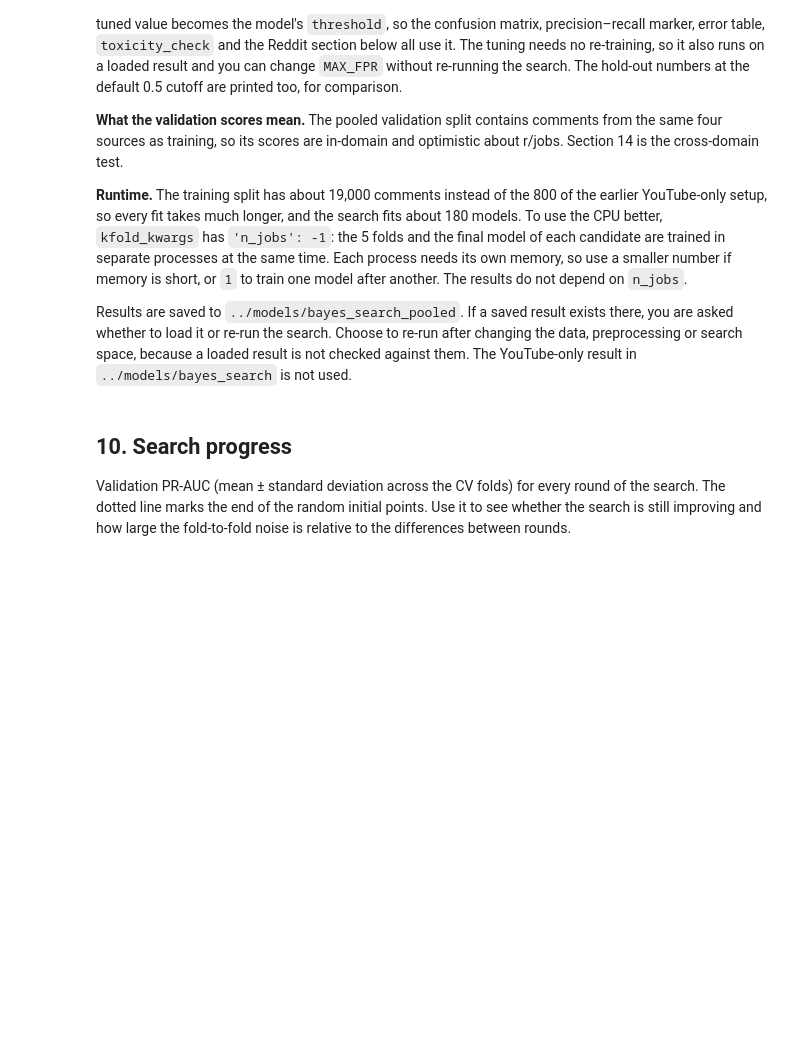
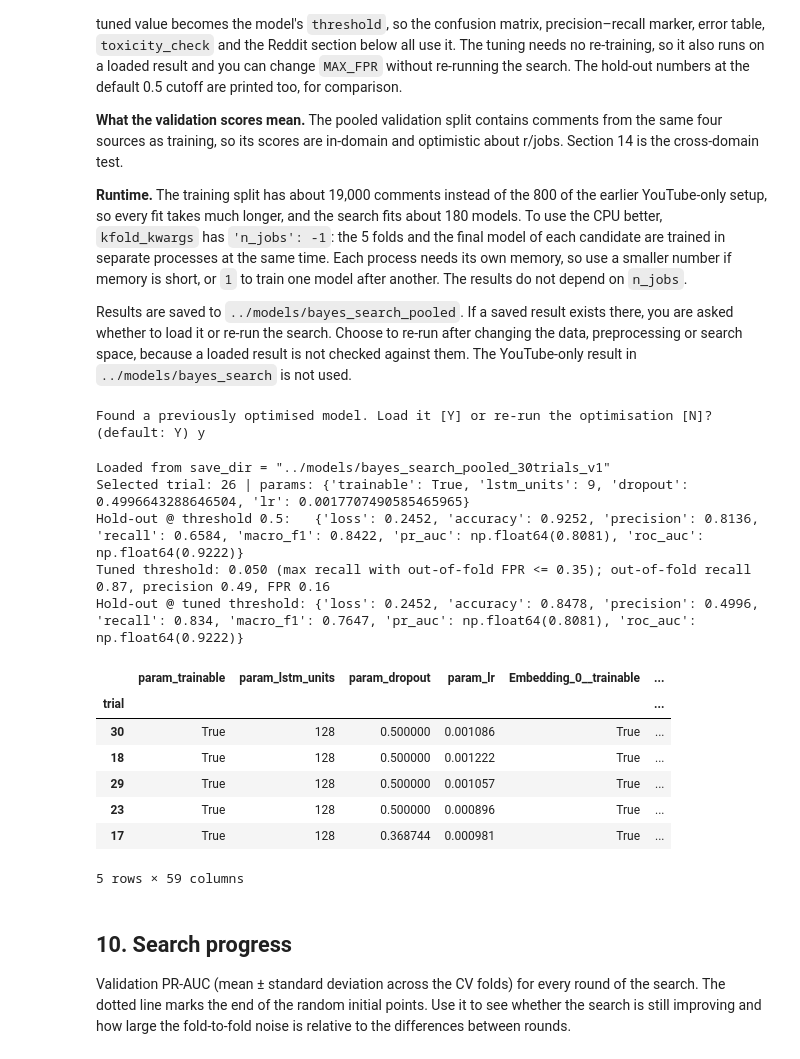
Before and after one commit to muffinMonday/IS5126_grp6_final_project, a Jupyter notebook: notebook/4_LSTM_model.ipynb, the cells around one changed output. Drawn from its saved outputs; the diff is of its cells as text; code cells hidden in the pictures; blank space fills up the shorter version.

Commit message:
Fine-tune LSTM model

```diff
--- a/notebook/4_LSTM_model.ipynb
+++ b/notebook/4_LSTM_model.ipynb
@@ -146,0 +223,23 @@ print(truncated.groupby(train_df['source']).mean().round(3).to_string())
+# %%
+# [Modified] Use the same empty-sequence policy for training and inference.
+def fix_empty_sequences(X, text_tokenizer=None):
+    text_tokenizer = tokenizer if text_tokenizer is None else text_tokenizer
+    X = np.asarray(X).copy()
+    if X.ndim != 2 or X.shape[1] == 0:
+        raise ValueError('Expected a two-dimensional padded array with positive width.')
+
+    oov_id = text_tokenizer.word_index.get(text_tokenizer.oov_token)
+    limit = text_tokenizer.num_words
+    if oov_id is None or oov_id <= 0 or (limit is not None and oov_id >= limit):
+        raise ValueError('The tokenizer must contain a usable OOV token.')
+
+    empty = (X == 0).all(axis=1)
+    X[empty, 0] = oov_id
+    return X, int(empty.sum())
+
+X_train, n_train_fixed = fix_empty_sequences(X_train)
+X_val, n_val_fixed = fix_empty_sequences(X_val)
+print('Empty training sequences repaired:', n_train_fixed)
+print('Empty validation sequences repaired:', n_val_fixed)
+assert (X_train != 0).any(axis=1).all()
+assert (X_val != 0).any(axis=1).all()
@@ -275,7 +398,7 @@ MAX_FPR = 0.35
 
 # a previous run is saved here; the user chooses whether to load it or re-run the search
 # (separate from the YouTube-only search in ../models/bayes_search, which used different data)
-save_dir = '../models/bayes_search_pooled'
+save_dir = 'save_dir = "../models/bayes_search_pooled_30trials_v1"'
 rerun = True
 if os.path.exists(os.path.join(save_dir, 'search_state.pkl')):
     answer = input('Found a previously optimised model. Load it [Y] or re-run the optimisation [N]? (default: Y) ').strip().lower()
@@ -287,34 +410,49 @@ if rerun:
         n_iter=30, n_initial_points=10, objective='pr_auc',
         # n_jobs=-1 trains the 5 folds and the final model in separate processes at the same time;
         # each process needs its own memory (watch it), so use a smaller number if memory is short,
         # or 1 to train one model after another
-        kfold_kwargs={'n_splits': 5, 'epochs': 5, 'batch_size': 16, 'n_jobs': -1},
+        kfold_kwargs={'n_splits': 5, 'epochs': 5, 'batch_size': 64, 'n_jobs': -1},
         selection='stable',  # among near-ties on mean PR-AUC, take the lowest std across folds
     )
     best_kf = search.fit()
 else:
     search = bayes_search.load(save_dir)
     best_kf = search.best_kfold
     print(f'Loaded from {save_dir}')
 
 # the validation set is not used to choose the threshold
 if getattr(best_kf, 'oof_proba', None) is not None:
     tuning = best_kf.tune_threshold(max_fpr=MAX_FPR)
 else:
     tuning = None
     print('No out-of-fold predictions in this saved result: re-run the search to tune the threshold.')
 
 if rerun:
     search.save(save_dir)
     print(f'Saved to {save_dir}')
 
 print('Selected trial:', getattr(search, 'best_trial', None), '| params:', search.best_params)
 print('Hold-out @ threshold 0.5:  ', {k: round(v, 4) for k, v in best_kf.validation_metrics.items()})
 if tuning is not None:
     print(f"Tuned threshold: {tuning['threshold']:.3f} ({tuning['rule']}); "
           f"out-of-fold recall {tuning['oof_recall']:.2f}, precision {tuning['oof_precision']:.2f}, FPR {tuning['oof_fpr']:.2f}")
     print('Hold-out @ tuned threshold:', {k: round(v, 4) for k, v in best_kf.tuned_validation_metrics.items()})
 search.results.sort_values('avg_val_pr_auc', ascending=False).head()
+# %% [output]
+Found a previously optimised model. Load it [Y] or re-run the optimisation [N]? (default: Y) y
+Loaded from save_dir = "../models/bayes_search_pooled_30trials_v1"
+Selected trial: 26 | params: {'trainable': True, 'lstm_units': 9, 'dropout': 0.4996643288646504, 'lr': 0.0017707490585465965}
+Hold-out @ threshold 0.5:   {'loss': 0.2452, 'accuracy': 0.9252, 'precision': 0.8136, 'recall': 0.6584, 'macro_f1': 0.8422, 'pr_auc': np.float64(0.8081), 'roc_auc': np.float64(0.9222)}
+Tuned threshold: 0.050 (max recall with out-of-fold FPR <= 0.35); out-of-fold recall 0.87, precision 0.49, FPR 0.16
+Hold-out @ tuned threshold: {'loss': 0.2452, 'accuracy': 0.8478, 'precision': 0.4996, 'recall': 0.834, 'macro_f1': 0.7647, 'pr_auc': np.float64(0.8081), 'roc_auc': np.float64(0.9222)}
+|  | param_trainable | param_lstm_units | param_dropout | param_lr | Embedding_0__trainable | ... |
+| trial |  |  |  |  |  | ... |
+| 30 | True | 128 | 0.500000 | 0.001086 | True | ... |
+| 18 | True | 128 | 0.500000 | 0.001222 | True | ... |
+| 29 | True | 128 | 0.500000 | 0.001057 | True | ... |
+| 23 | True | 128 | 0.500000 | 0.000896 | True | ... |
+| 17 | True | 128 | 0.368744 | 0.000981 | True | ... |
+5 rows × 59 columns
 # %% [markdown]
 ## 10. Search progress
 Validation PR-AUC (mean ± standard deviation across the CV folds) for every round of the search. The dotted line marks the end of the random initial points. Use it to see whether the search is still improving and how large the fold-to-fold noise is relative to the differences between rounds.
```
Also changed, not shown: parts of 23 cells of this notebook.
